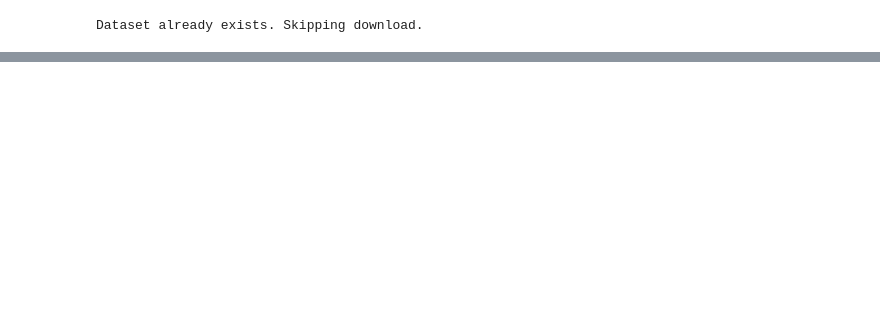
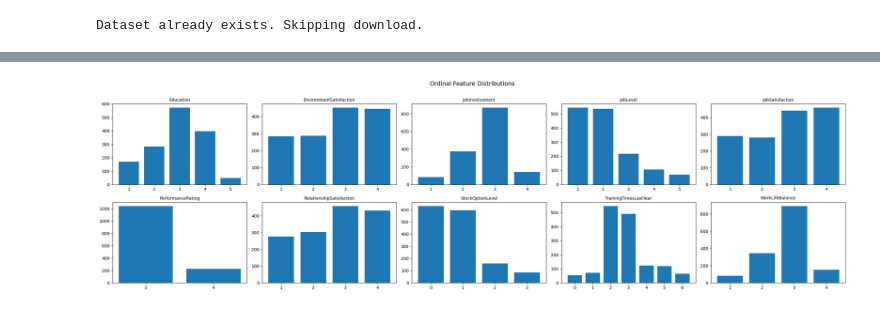
Before and after one commit to BigDataProject8/WorkforceIntelligence, a Jupyter notebook: project-08.ipynb, the cells around one changed output, grey strips where cells are left out. Drawn from its saved outputs; the diff is of its cells as text; code cells hidden in the pictures; blank space fills up the shorter version.

```diff
--- a/project-08.ipynb
+++ b/project-08.ipynb
@@ -100,0 +217,10 @@ df = df.drop(drop_cols)
+# %%
+# Bar chart for each ordinal feature (sorted by category value)
+def plot_ordinal_bar(ax, col):
+    counts = df[col].value_counts().sort(col)
+    ax.bar([str(v) for v in counts.get_column(col).to_list()], counts.get_column("count").to_list())
+    ax.set_title(col, fontsize=10)
+
+plot_grid(ordinal_cols, 5, plot_ordinal_bar, "Ordinal Feature Distributions", figsize_per_row=3.5)
+# %% [output]
+[figure, added]
```
Also changed, not shown: parts of 25 cells of this notebook.
